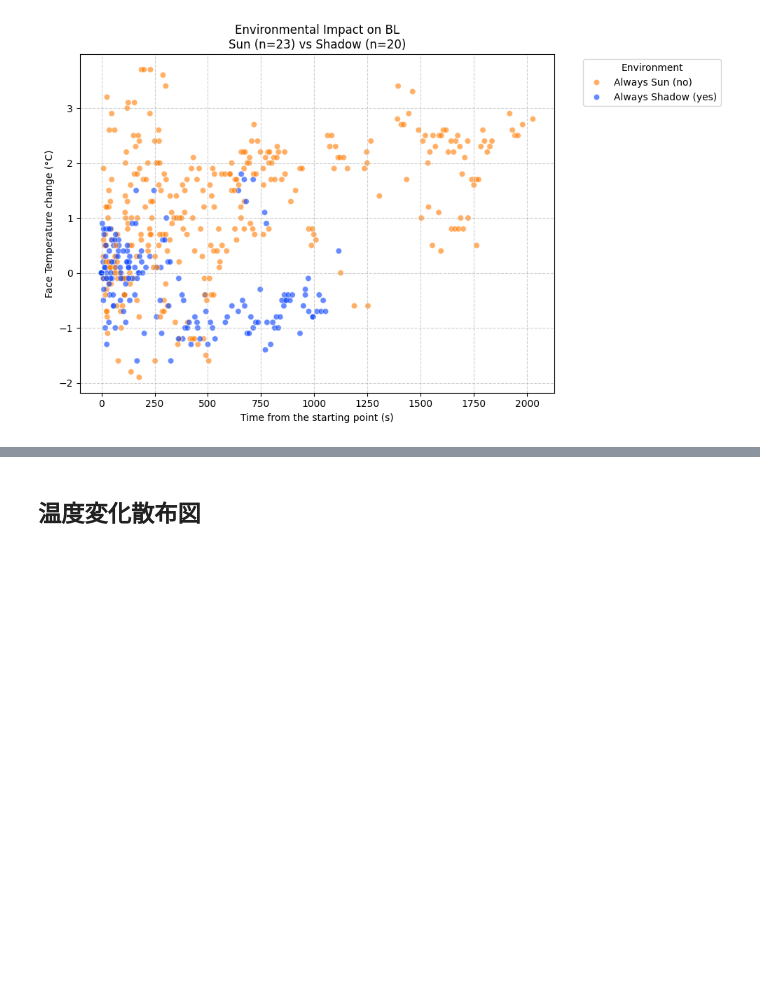
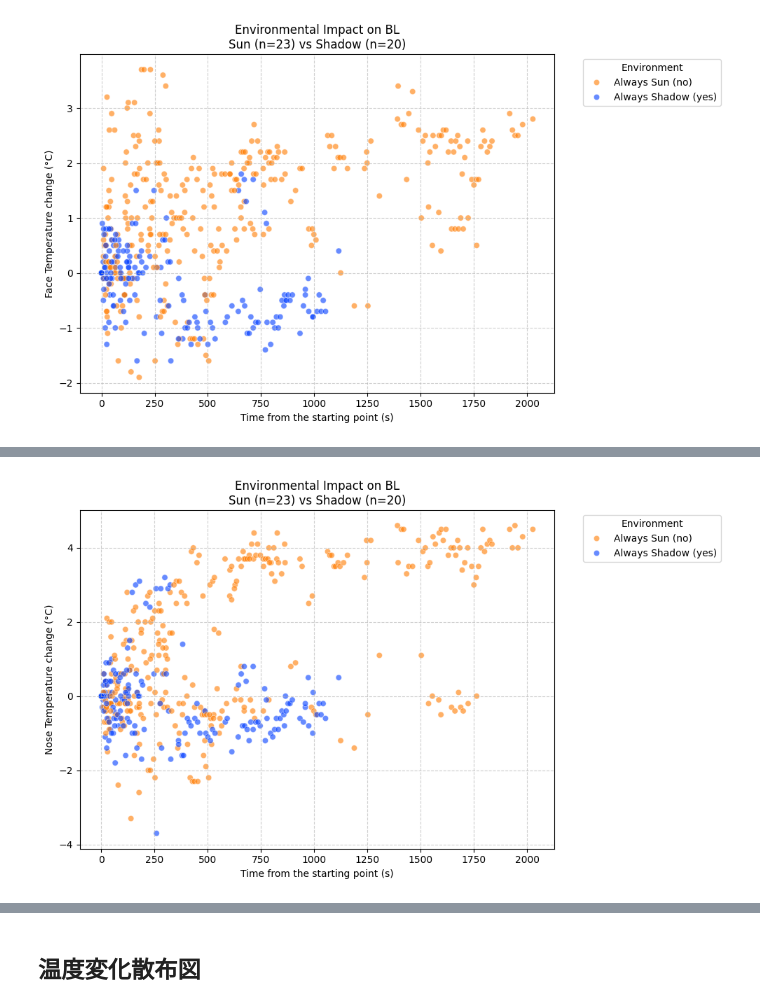
Before and after one commit to Yasui-kyoto/Monkey_Aggression, a Jupyter notebook: notebooks/02_temperature/01_preprocessing.ipynb, the cells around one changed output, grey strips where cells are left out. Cells and saved outputs as stored; diff of their text form; code cells hidden in the pictures; blank space fills up the shorter version.

```diff
--- a/notebooks/02_temperature/01_preprocessing.ipynb
+++ b/notebooks/02_temperature/01_preprocessing.ipynb
@@ -406,0 +454,6 @@ self.plot_behavior_shade_comparison(
+# %%
+self.plot_behavior_shade_comparison(
+    delta_df, target_behavior='BL', y_column='delta_nose'
+)
+# %% [output]
+[figure, added]
```
Also changed, not shown: parts of 4 cells of this notebook, 1 other file.
